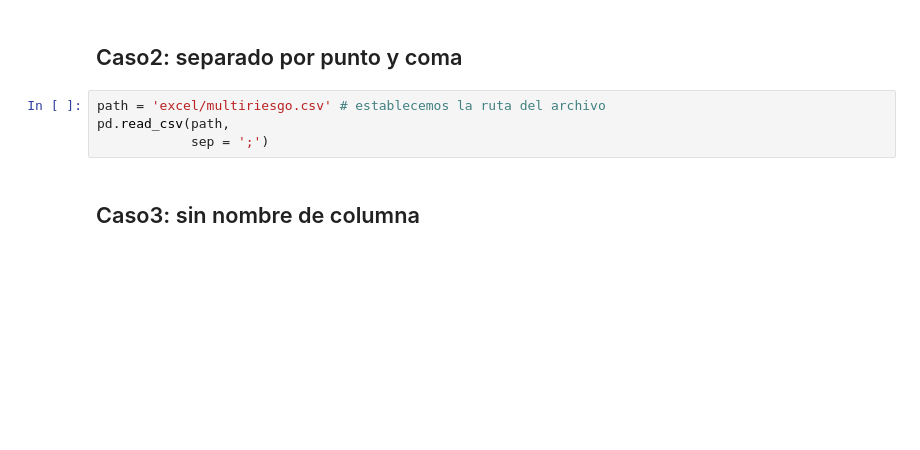
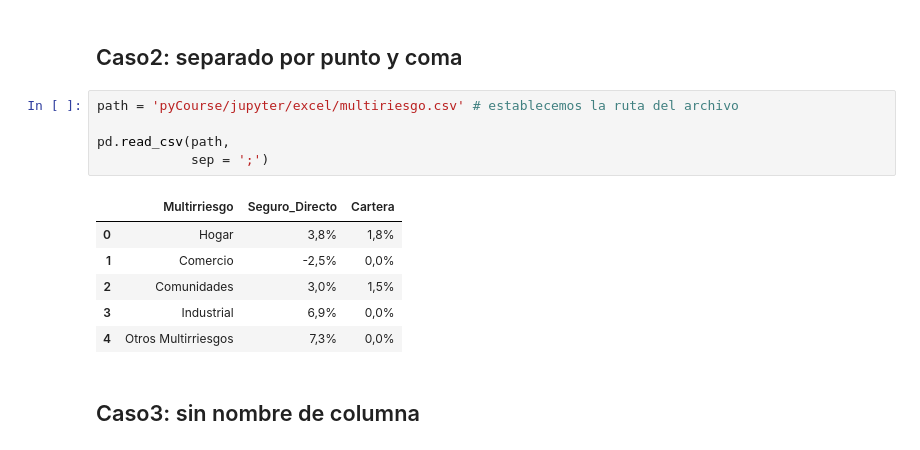
Before and after one commit to financieras/pyCourse, a Jupyter notebook: jupyter/calisto3/0140_csv.ipynb, the cells around one changed output. Drawn from its saved outputs; the diff is of its cells as text; blank space fills up the shorter version.

```diff
--- a/jupyter/calisto3/0140_csv.ipynb
+++ b/jupyter/calisto3/0140_csv.ipynb
@@ -12,9 +43,17 @@ pd.read_csv(path)
 # %% [markdown]
 ## Caso2: separado por punto y coma
 # %%
-path = 'excel/multiriesgo.csv' # establecemos la ruta del archivo
+path = 'pyCourse/jupyter/excel/multiriesgo.csv' # establecemos la ruta del archivo
+
 pd.read_csv(path,
             sep = ';')
+# %% [output]
+|  | Multirriesgo | Seguro_Directo | Cartera |
+| 0 | Hogar | 3,8% | 1,8% |
+| 1 | Comercio | -2,5% | 0,0% |
+| 2 | Comunidades | 3,0% | 1,5% |
+| 3 | Industrial | 6,9% | 0,0% |
+| 4 | Otros Multirriesgos | 7,3% | 0,0% |
 # %% [markdown]
 ## Caso3: sin nombre de columna
 # %%
```
Also changed, not shown: parts of 7 cells of this notebook.
